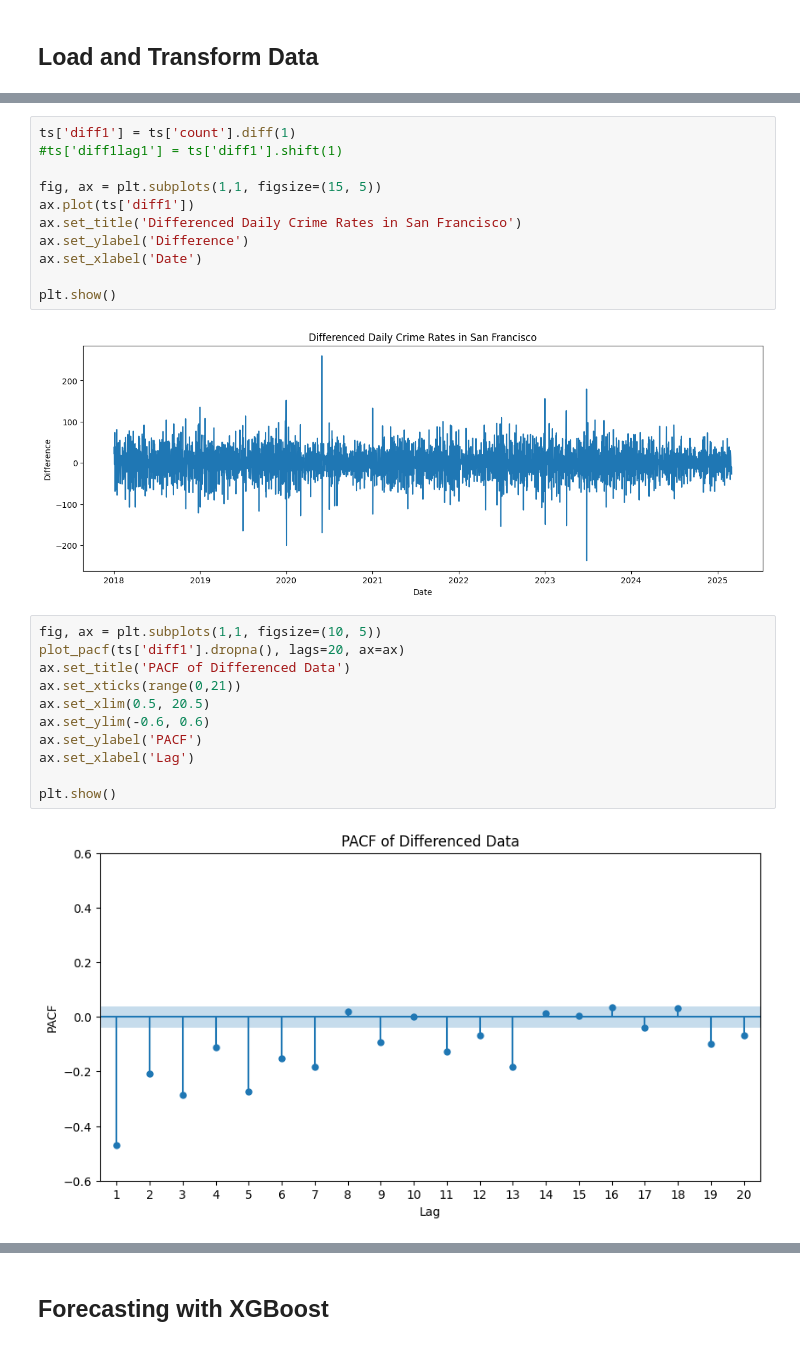
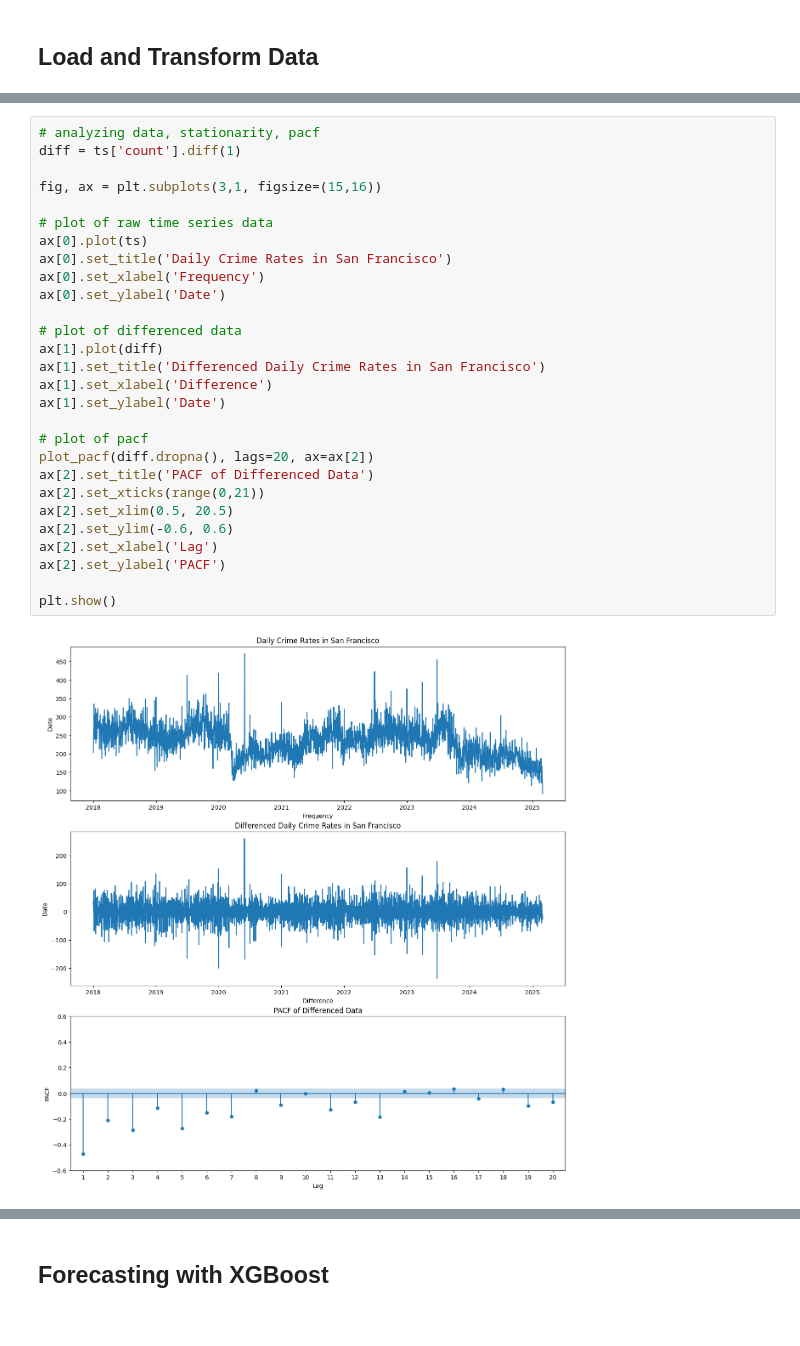
Before and after one commit to rogerwng/SFPD_Crime, a Jupyter notebook: forecasting.ipynb, the cells around one changed output, grey strips where cells are left out. Cells and saved outputs as stored; diff of their text form.

```diff
--- a/forecasting.ipynb
+++ b/forecasting.ipynb
@@ -71,27 +54,31 @@ Time Series Size: 2618
 [figure]
-# %%
-ts['diff1'] = ts['count'].diff(1)
-#ts['diff1lag1'] = ts['diff1'].shift(1)
-
-fig, ax = plt.subplots(1,1, figsize=(15, 5))
-ax.plot(ts['diff1'])
-ax.set_title('Differenced Daily Crime Rates in San Francisco')
-ax.set_ylabel('Difference')
-ax.set_xlabel('Date')
-
-plt.show()
-# %% [output]
-[figure, removed]
 # %%
-fig, ax = plt.subplots(1,1, figsize=(10, 5))
-plot_pacf(ts['diff1'].dropna(), lags=20, ax=ax)
-ax.set_title('PACF of Differenced Data')
-ax.set_xticks(range(0,21))
-ax.set_xlim(0.5, 20.5)
-ax.set_ylim(-0.6, 0.6)
-ax.set_ylabel('PACF')
-ax.set_xlabel('Lag')
+# analyzing data, stationarity, pacf
+diff = ts['count'].diff(1)
+
+fig, ax = plt.subplots(3,1, figsize=(15,16))
+
+# plot of raw time series data
+ax[0].plot(ts)
+ax[0].set_title('Daily Crime Rates in San Francisco')
+ax[0].set_xlabel('Frequency')
+ax[0].set_ylabel('Date')
+
+# plot of differenced data
+ax[1].plot(diff)
+ax[1].set_title('Differenced Daily Crime Rates in San Francisco')
+ax[1].set_xlabel('Difference')
+ax[1].set_ylabel('Date')
+
+# plot of pacf
+plot_pacf(diff.dropna(), lags=20, ax=ax[2])
+ax[2].set_title('PACF of Differenced Data')
+ax[2].set_xticks(range(0,21))
+ax[2].set_xlim(0.5, 20.5)
+ax[2].set_ylim(-0.6, 0.6)
+ax[2].set_xlabel('Lag')
+ax[2].set_ylabel('PACF')
 
 plt.show()
 # %% [output]
-[figure, old version]
+[figure, new version]
```
Also changed, not shown: parts of 21 cells of this notebook.
